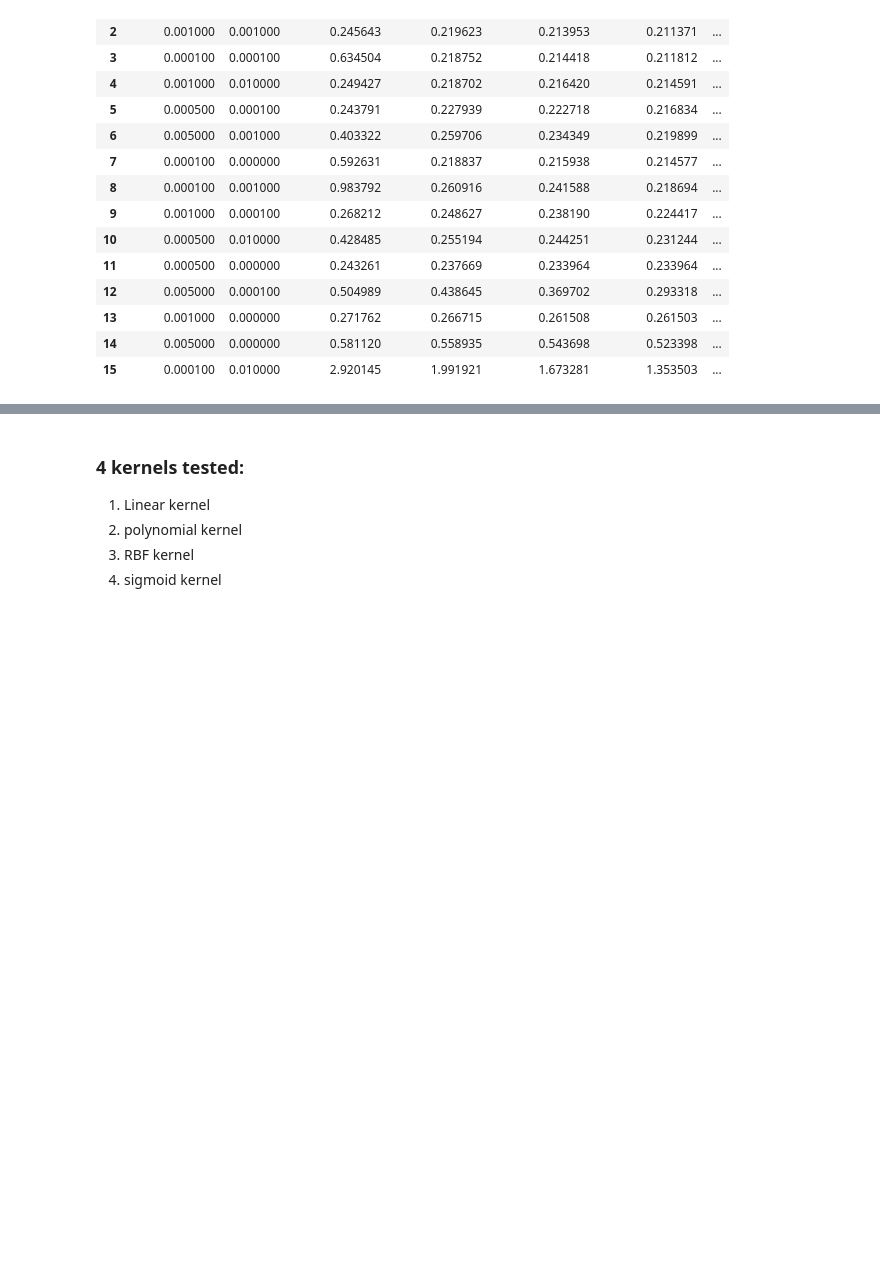
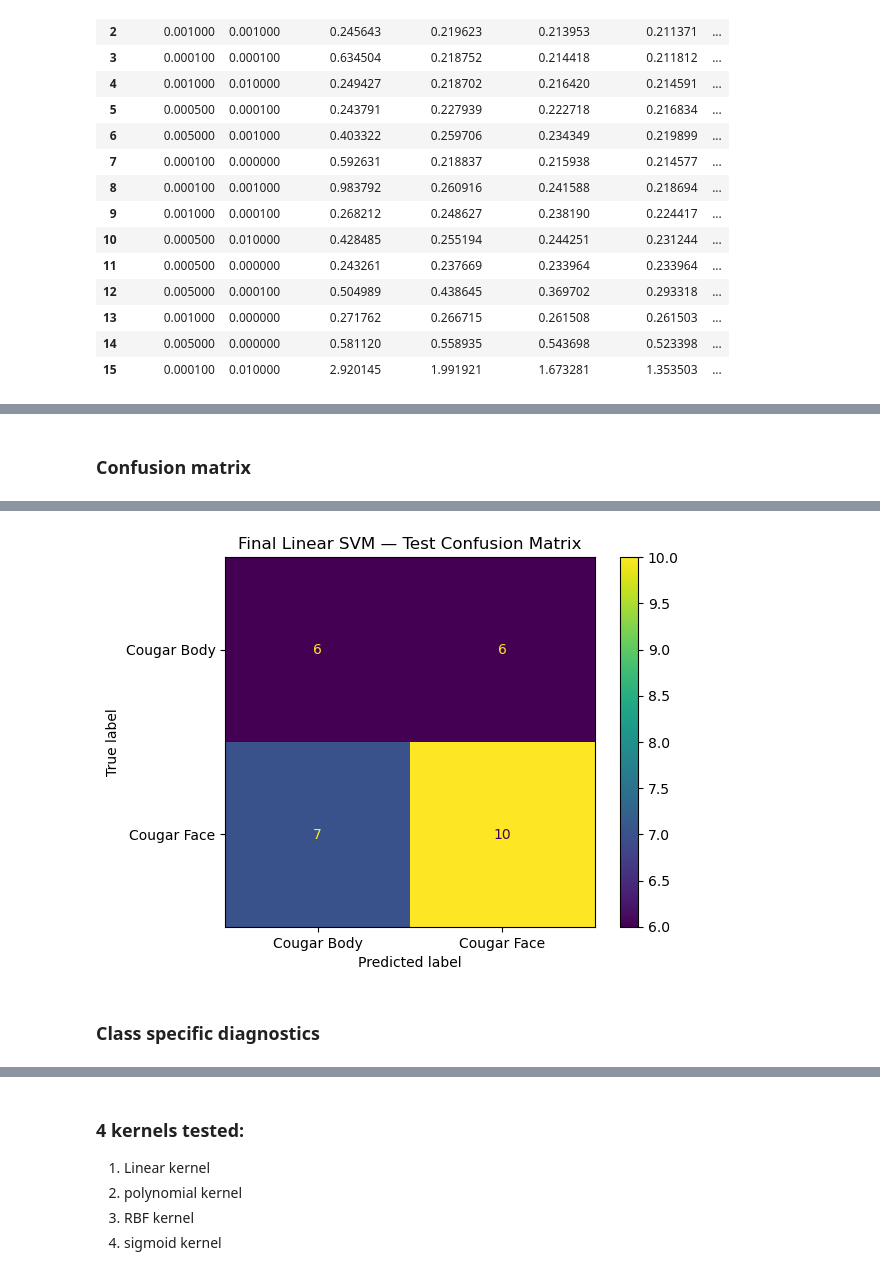
Before and after one commit to danielkwan2004/CG3201, a Jupyter notebook: Project 1/analysis.ipynb, the cells around one changed output, grey strips where cells are left out. Drawn from its saved outputs; the diff is of its cells as text; code cells hidden in the pictures; blank space fills up the shorter version.

Commit message:
Edit Project up to part 1; left analysis on representative test images to finish for part 1

```diff
--- a/Project 1/analysis.ipynb
+++ b/Project 1/analysis.ipynb
@@ -2640,0 +3511,75 @@ convergence_display
+# %% [markdown]
+### Confusion matrix
+# %%
+# ============================================================
+# FINAL TEST CONFUSION MATRIX
+# ============================================================
+
+final_cm = confusion_matrix(
+
+    y_final_test,
+    final_test_pred,
+
+    labels=[
+        BODY_LABEL,
+        FACE_LABEL
+    ]
+)
+
+
+print("=" * 70)
+print("FINAL TEST CONFUSION MATRIX")
+print("=" * 70)
+
+print(
+    "Rows    = Actual class"
+)
+
+print(
+    "Columns = Predicted class"
+)
+
+print()
+
+print(
+    "                 Pred Body   Pred Face"
+)
+
+print(
+    f"Actual Body      "
+    f"{final_cm[0, 0]:>9d}   "
+    f"{final_cm[0, 1]:>9d}"
+)
+
+print(
+    f"Actual Face      "
+    f"{final_cm[1, 0]:>9d}   "
+    f"{final_cm[1, 1]:>9d}"
+)
+
+
+# ------------------------------------------------------------
+# Plot confusion matrix
+# ------------------------------------------------------------
+
+disp = ConfusionMatrixDisplay(
+
+    confusion_matrix=final_cm,
+
+    display_labels=[
+        "Cougar Body",
+        "Cougar Face"
+    ]
+)
+
+
+disp.plot(
+    values_format="d"
+)
+
+plt.title(
+    "Final Linear SVM — Test Confusion Matrix"
+)
+
+plt.show()
+# %% [output]
@@ -2640,0 +3595,3 @@ convergence_display
+[figure, added]
+# %% [markdown]
+### Class specific diagnostics
```
Also changed, not shown: parts of 21 cells of this notebook.
